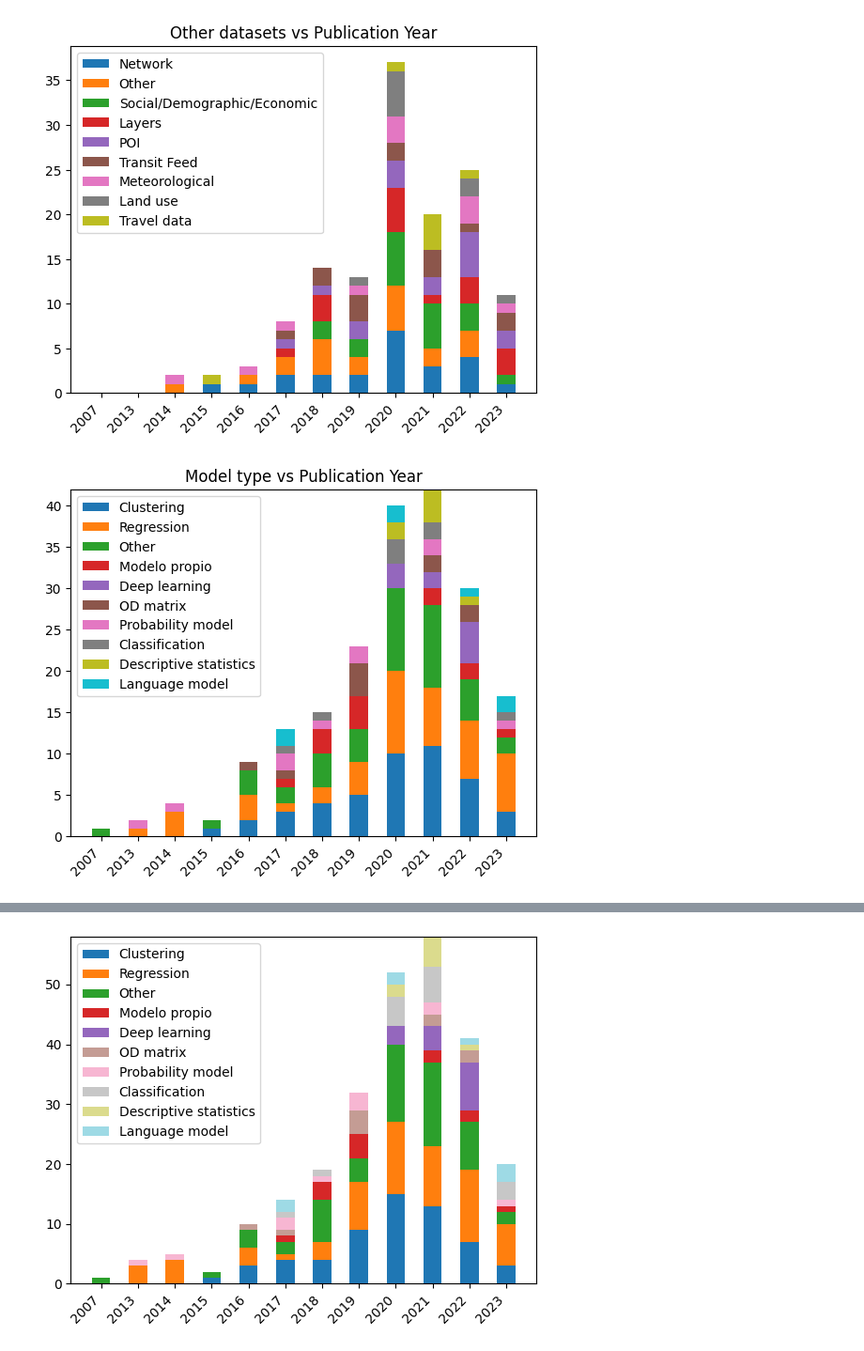
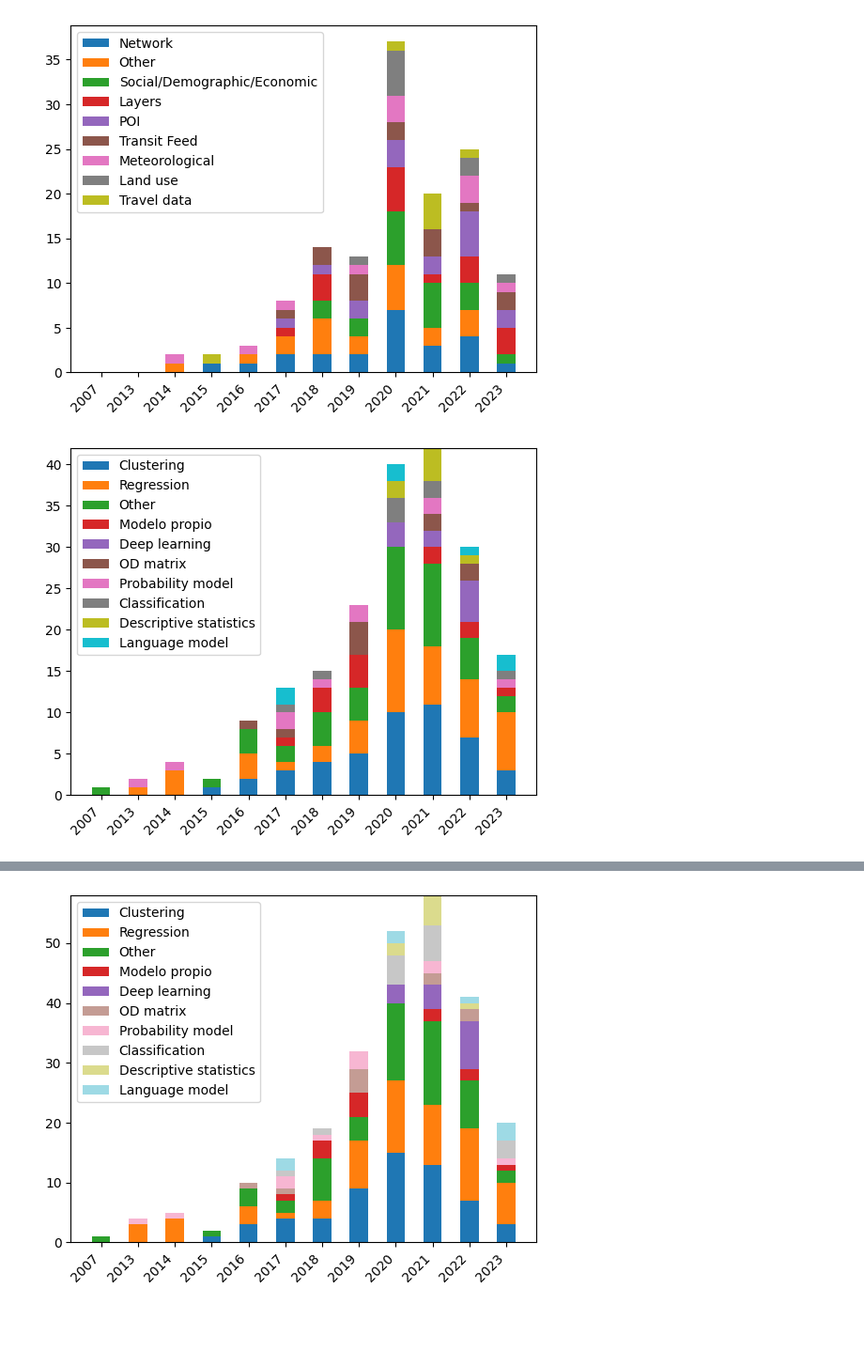
Before and after one commit to GeoTecINIT/smartcard-systematic-mapping-review, a Jupyter notebook: Analisis.ipynb, the cells around one changed output, grey strips where cells are left out. Shown at 94% size. Cells and saved outputs as stored; diff of their text form; code cells hidden in the pictures; blank space fills up the shorter version.

Commit message:
Remove title from plot

```diff
--- a/Analisis.ipynb
+++ b/Analisis.ipynb
@@ -405,33 +405,33 @@ for column_to_plot in columns_to_plot:
         .nunique()
         .sort_values(by="ID", ascending=False)
         .index
     )
     years = sorted(list(set(data["Publication Year"])))
     weights_x = dict.fromkeys(x_array, 0)
     for x in weights_x.keys():
         weights_x[x] = []
 
     for x in x_array:
         for year in years:
             if (x, year) not in aggregated_table.index:
                 weights_x[x].append(0)
                 continue
             weights_x[x].append(aggregated_table.loc[(x, year)]["ID"])
 
     fig, ax = plt.subplots()
     bottom = np.zeros(len(years))
     width = 0.5
     for x, weight_count in weights_x.items():
         p = ax.bar(
             list(map(str, years)), weight_count, width=width, label=x, bottom=bottom
         )
         bottom += weight_count
 
-    ax.set_title(column_to_plot + " vs Publication Year")
+    #ax.set_title(column_to_plot + " vs Publication Year")
     ax.legend(loc="upper left")
     plt.xticks(rotation=45, ha="right")
     plt.savefig("img/test_by_year" + str(column_to_plot) + ".pdf", format="pdf")
     plt.show()
 # %% [output]
-[figure, old version]
+[figure, new version]
-[figure, old version]
+[figure, new version]
```
Also changed, not shown: parts of 6 cells of this notebook, 35 other files.
